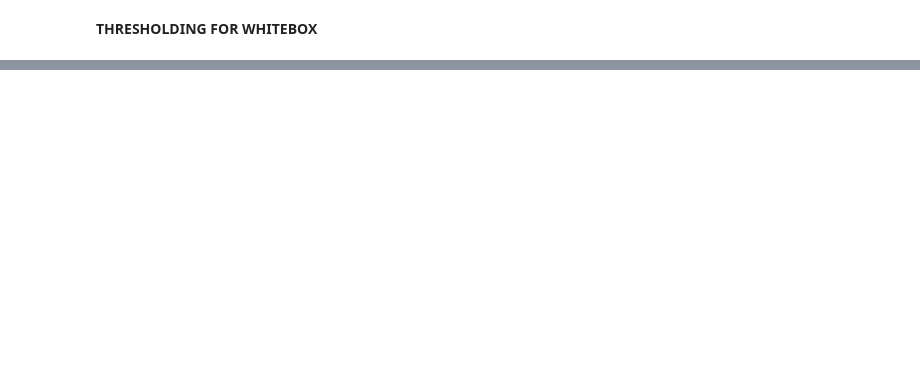
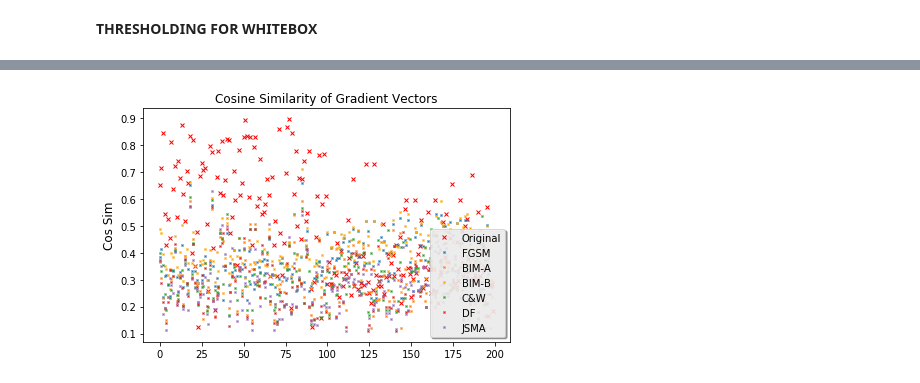
Before and after one commit to jasjeetIM/AdversarialDetector, a Jupyter notebook: notebooks/CIFAR2.ipynb, the cells around one changed output, grey strips where cells are left out. Cells and saved outputs as stored; diff of their text form; code cells hidden in the pictures; blank space fills up the shorter version.

```diff
--- a/notebooks/CIFAR2.ipynb
+++ b/notebooks/CIFAR2.ipynb
@@ -756,0 +775,19 @@ BIM-B-WB:  0.6667
+# %%
+plt.plot(np.arange(len(cos_sim_reg)), np.max(cos_sim_reg, axis=1), 'x', label='Original', ms=4, color='red')
+plt.plot(np.arange(len(cos_sim_fgsm)), np.max(cos_sim_fgsm, axis=1), 'x', label='FGSM', ms=2)
+plt.plot(np.arange(len(cos_sim_bim_a)), np.max(cos_sim_bim_a, axis=1), 'x', label='BIM-A', ms=2)
+plt.plot(np.arange(len(cos_sim_bim_b)), np.max(cos_sim_bim_b, axis=1), 'x', label='BIM-B', ms=2, color='orange')
+plt.plot(np.arange(len(cos_sim_cw)), np.max(cos_sim_cw, axis=1), 'x', label='C&W', ms=2)
+plt.plot(np.arange(len(cos_sim_df)), np.max(cos_sim_df, axis=1), 'x', label='DF',ms=2)
+plt.plot(np.arange(len(cos_sim_jsma)), np.max(cos_sim_jsma, axis=1), 'x', label='JSMA',ms=2)
+#plt.legend(loc='upper center', bbox_to_anchor=(0.5, -0.05),
+         # fancybox=True, shadow=True, ncol=3)
+#plt.xlabel('Transformed', fontsize=12)
+plt.ylabel('Cos Sim', fontsize=12)
+plt.title('Cosine Similarity of Gradient Vectors')
+plt.legend(loc="lower right", fancybox=True, shadow=True)
+plt.tight_layout()
+plt.savefig('cifar_cos.eps', format='eps', dpi=1000)
+plt.show()
+# %% [output]
+[figure, added]
```
Also changed, not shown: parts of 22 cells of this notebook, 3 other files.
